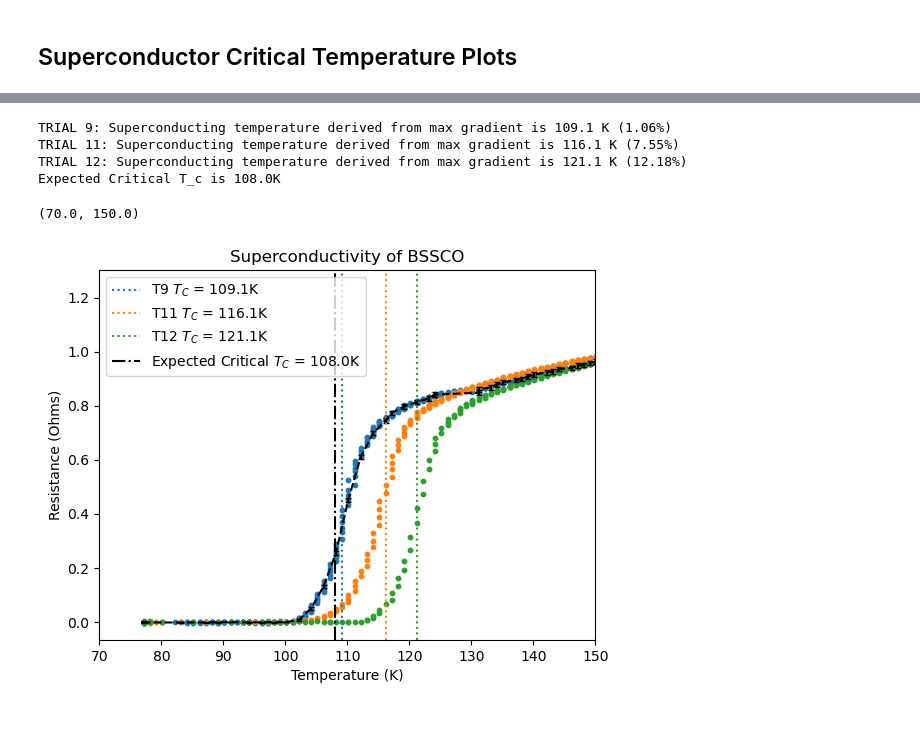
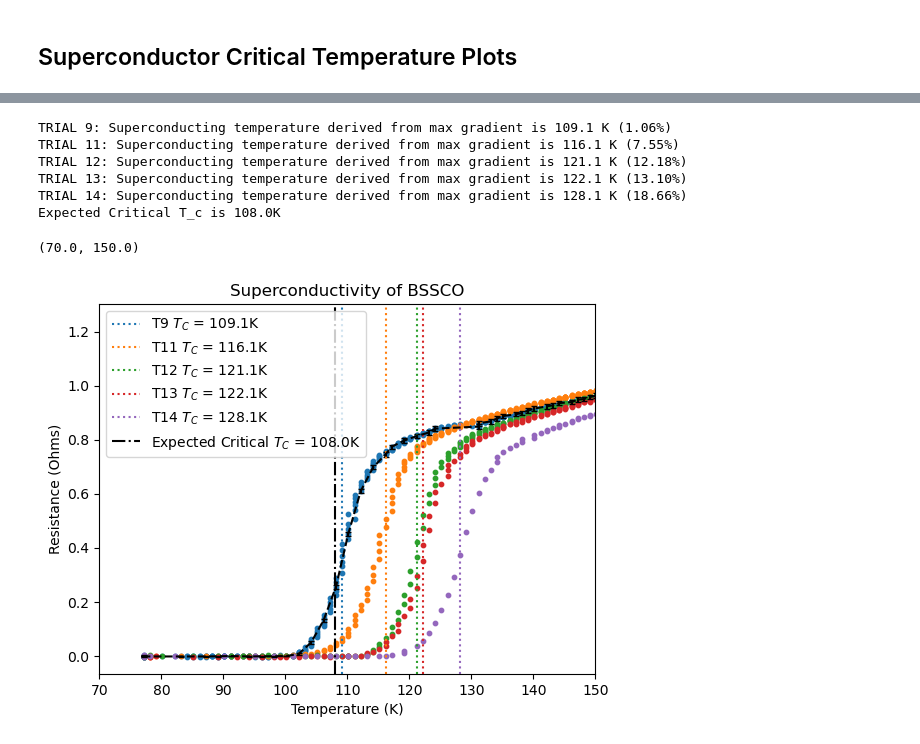
Before and after one commit to ryanznie/adlab-experiments, a Jupyter notebook: superconductor/superconductor_analysis.ipynb, the cells around one changed output, grey strips where cells are left out. Drawn from its saved outputs; the diff is of its cells as text; code cells hidden in the pictures.

```diff
--- a/superconductor/superconductor_analysis.ipynb
+++ b/superconductor/superconductor_analysis.ipynb
@@ -133,23 +137,27 @@ Expected T_c is 108.0K
 # %%
 # Current not 0.25
 analyze('d3t9.txt', current=0.25, error=True)
 analyze('d3t11.txt', current=0.75)
 analyze('d3t12.txt', current=0.251)
+analyze('d4t13.txt', current=0.25)
+analyze('d4t14.txt', current=0.25)
 
 # Plot expected
 Expected_Tc = 108
 print(f'Expected Critical T_c is {Expected_Tc:.1f}K')
 plt.axvline(Expected_Tc, color='black', linestyle='-.', label=f'Expected Critical $T_C$ = {Expected_Tc:.1f}K')
 
 plt.legend()
 plt.title('Superconductivity of BSSCO')
 plt.xlabel('Temperature (K)')
 plt.ylabel('Resistance (Ohms)')
 plt.xlim(70, 150)
 # %% [output]
 TRIAL 9: Superconducting temperature derived from max gradient is 109.1 K (1.06%)
 TRIAL 11: Superconducting temperature derived from max gradient is 116.1 K (7.55%)
 TRIAL 12: Superconducting temperature derived from max gradient is 121.1 K (12.18%)
+TRIAL 13: Superconducting temperature derived from max gradient is 122.1 K (13.10%)
+TRIAL 14: Superconducting temperature derived from max gradient is 128.1 K (18.66%)
 Expected Critical T_c is 108.0K
 (70.0, 150.0)
-[figure, old version]
+[figure, new version]
```
Also changed, not shown: parts of 2 cells of this notebook, 1 other file.
